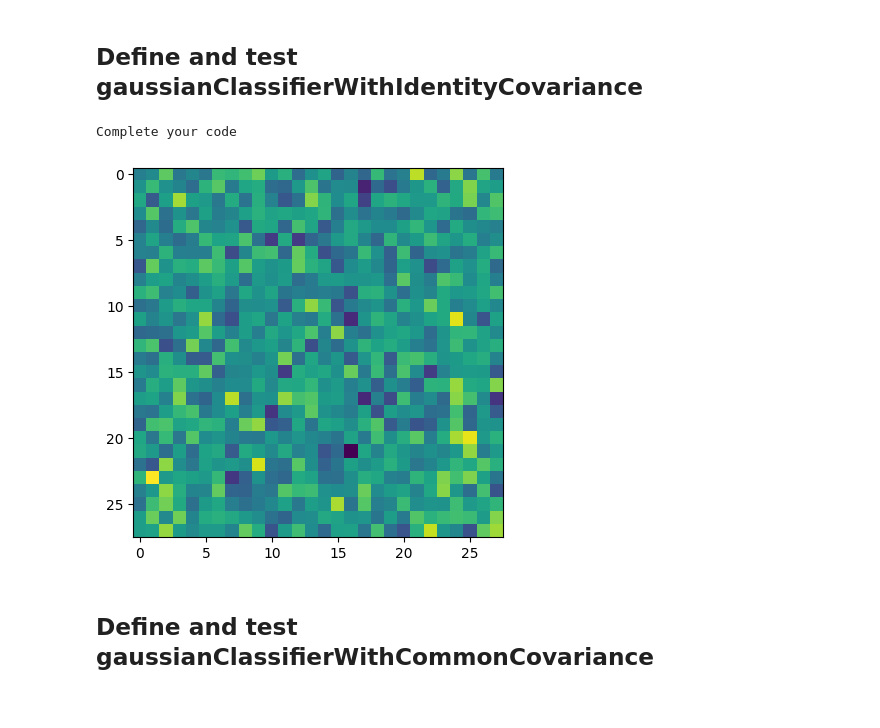
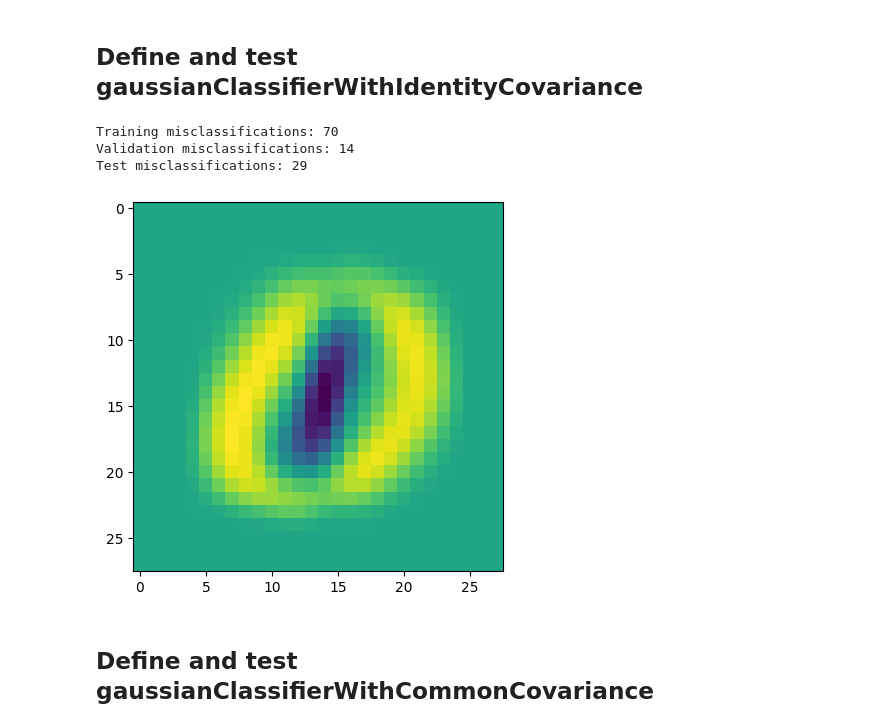
Before and after one commit to InterstellarJ2049/ECE5450_Machine_Learning_Public, a Jupyter notebook: ML_Final_Project_Yijie_V01.ipynb, the cells around one changed output. Cells and saved outputs as stored; diff of their text form; code cells hidden in the pictures.

```diff
--- a/ML_Final_Project_Yijie_V01.ipynb
+++ b/ML_Final_Project_Yijie_V01.ipynb
@@ -80,7 +80,7 @@ def testLinearClassifier(a, X, y):
     scores = np.dot(X, a[:-1]) + a[-1]  # a[:-1] are the weights, a[-1] is the bias
 
     # Classify samples: if score > 0, predict class 1, else predict class 0
-    predictions = (scores > 0).astype(int)
+    predictions = (scores < 0).astype(int) # TODO: Be careful, > < or >= and <=
 
     # Calculate the number of misclassified samples
     misclassifications = np.sum(predictions != y)
@@ -107,40 +107,58 @@ def testLinearClassifier(a, X, y):
 
 #     return a
     #YOUR CODE HERE
 
 def gaussianClassifierWithIdentityCovariance(Xtrain, ytrain):
     # Separate the training data into the two classes
     Xtrain_class0 = Xtrain[ytrain == 0]
     Xtrain_class1 = Xtrain[ytrain == 1]
 
     # Estimate the parameters mu1 and mu2 for both classes
     mu1 = np.mean(Xtrain_class0, axis=0)
     mu2 = np.mean(Xtrain_class1, axis=0)
 
     # Since we assume identity covariance matrix, the discriminant simplifies to
     # a = mu1 - mu2
     a = mu1 - mu2
 
     # TODO:TBD. The bias term is -0.5 * (mu1 + mu2) * (mu1 - mu2)
     # since the covariance matrix Sigma is identity, its inverse is also identity
     bias = -0.5 * np.dot((mu1 + mu2), a)
 
     # The complete parameter vector a includes the weights and the bias term
     a = np.append(a, bias)
 
     return a
 
 
 #------SIMPLE TESTING ON THE TRAINING DATA ITSELF --------------
-a = gaussianClassifierWithIdentityCovariance(X_train,y_train)
-plt.imshow(np.reshape(a[0:784],(28,28)))
+# a = gaussianClassifierWithIdentityCovariance(X_train,y_train)
+# plt.imshow(np.reshape(a[0:784],(28,28)))
 
-train = testLinearClassifier(a,X_train,y_train)
-val = testLinearClassifier(a,X_val,y_val)
-test = testLinearClassifier(a,X_test,y_test)
+# train = testLinearClassifier(a,X_train,y_train)
+# val = testLinearClassifier(a,X_val,y_val)
+# test = testLinearClassifier(a,X_test,y_test)
+
+a1 = gaussianClassifierWithIdentityCovariance(X_train, y_train)
+plt.imshow(np.reshape(a1[0:784],(28,28)))
+# plt.imshow(np.reshape(a1[:-1], (28, 28)), cmap='gray')  # Exclude the bias term for reshaping
+# plt.show()
+
+# Assuming that testLinearClassifier is already defined and the datasets are loaded
+train = testLinearClassifier(a1, X_train, y_train)
+val = testLinearClassifier(a1, X_val, y_val)
+test = testLinearClassifier(a1, X_test, y_test)
+
+print("Training misclassifications:", train)
+print("Validation misclassifications:", val)
+print("Test misclassifications:", test)
+
+# TODO: Mis-classifications= ? out of ? equivalent to ? %
 # %% [output]
-Complete your code
+Training misclassifications: 70
+Validation misclassifications: 14
+Test misclassifications: 29
-[figure, old version]
+[figure, new version]
 # %% [markdown]
 ## Define and test gaussianClassifierWithCommonCovariance
 # %%
```
